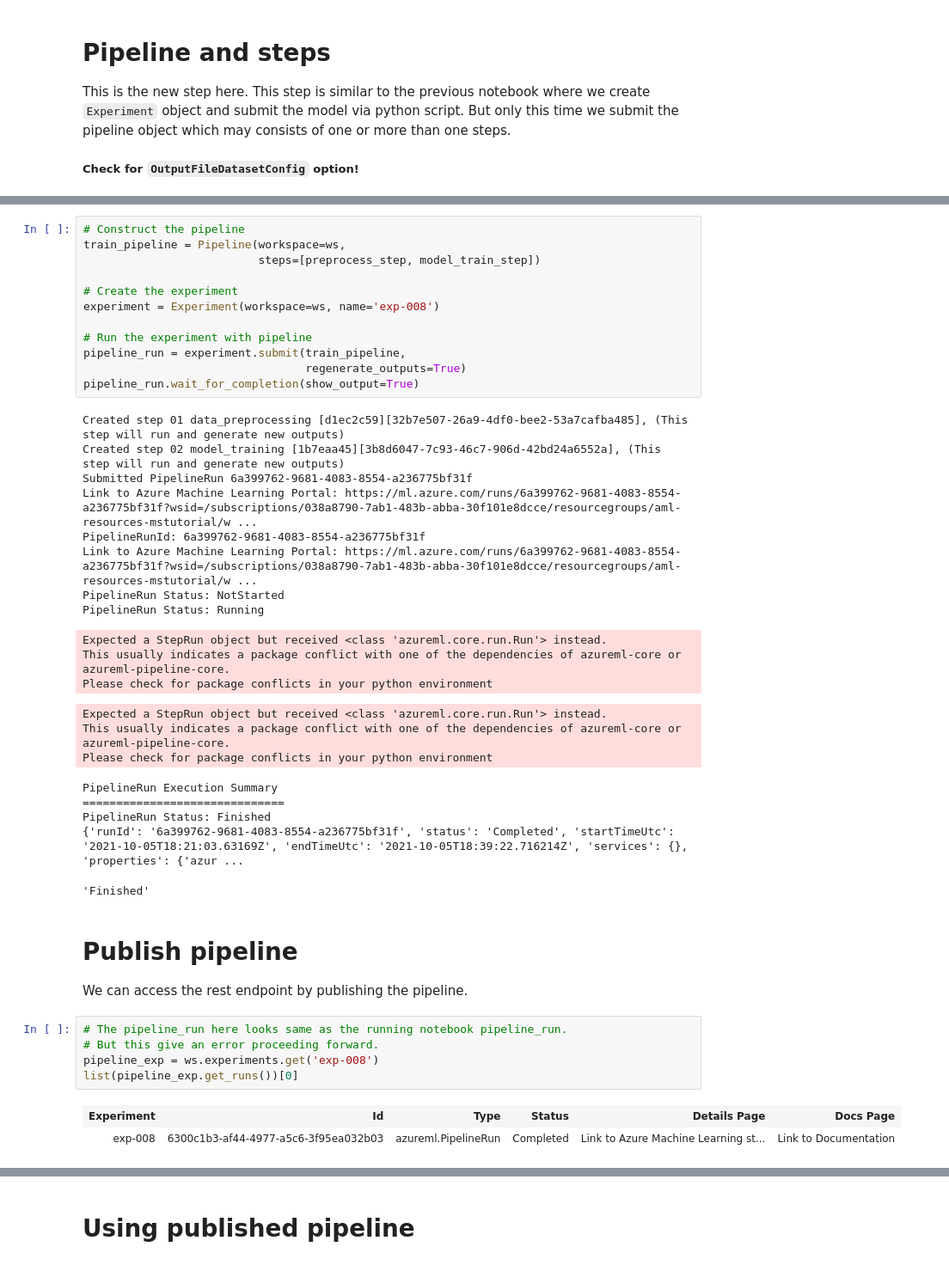
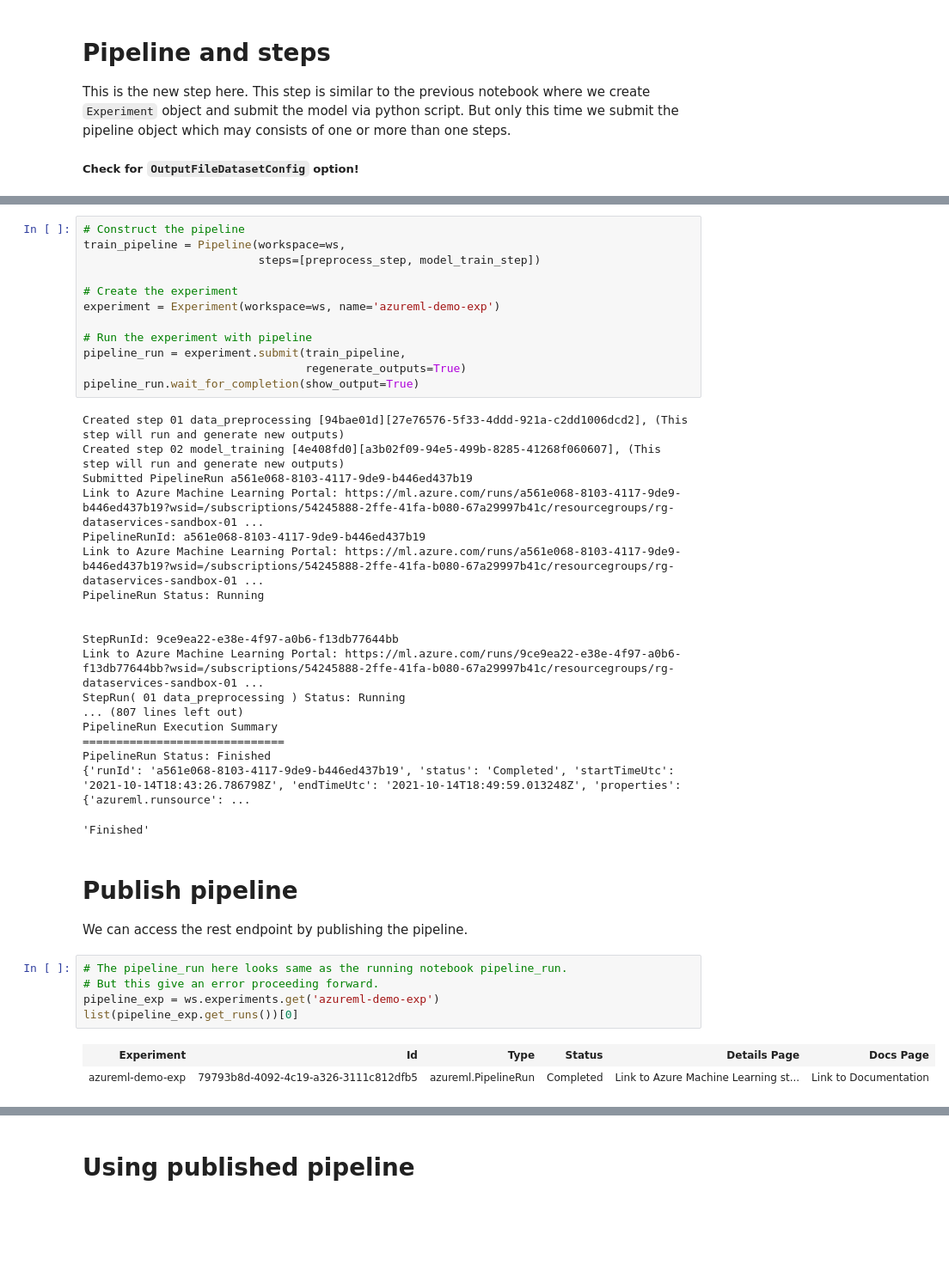
Before and after one commit to roshankoirala/Azure_ML, a Jupyter notebook: 08_Pipeline.ipynb, the cells around one changed output, grey strips where cells are left out. Shown at 86% size. Drawn from its saved outputs; the diff is of its cells as text; blank space fills up the shorter version.

Commit message:
simple pipeline deploy

```diff
--- a/08_Pipeline.ipynb
+++ b/08_Pipeline.ipynb
@@ -90,32 +91,31 @@ train_pipeline = Pipeline(workspace=ws,
                           steps=[preprocess_step, model_train_step])
 
 # Create the experiment
-experiment = Experiment(workspace=ws, name='exp-008')
+experiment = Experiment(workspace=ws, name='azureml-demo-exp')
 
 # Run the experiment with pipeline
 pipeline_run = experiment.submit(train_pipeline,
                                  regenerate_outputs=True)
 pipeline_run.wait_for_completion(show_output=True)
 # %% [output]
-Created step 01 data_preprocessing [d1ec2c59][32b7e507-26a9-4df0-bee2-53a7cafba485], (This step will run and generate new outputs)
-Created step 02 model_training [1b7eaa45][3b8d6047-7c93-46c7-906d-42bd24a6552a], (This step will run and generate new outputs)
-Submitted PipelineRun 6a399762-9681-4083-8554-a236775bf31f
-Link to Azure Machine Learning Portal: https://ml.azure.com/runs/6a399762-9681-4083-8554-a236775bf31f?wsid=/subscriptions/038a8790-7ab1-483b-abba-30f101e8dcce/resourcegroups/aml-resources-mstutorial/w ...
-PipelineRunId: 6a399762-9681-4083-8554-a236775bf31f
-Link to Azure Machine Learning Portal: https://ml.azure.com/runs/6a399762-9681-4083-8554-a236775bf31f?wsid=/subscriptions/038a8790-7ab1-483b-abba-30f101e8dcce/resourcegroups/aml-resources-mstutorial/w ...
-PipelineRun Status: NotStarted
+Created step 01 data_preprocessing [94bae01d][27e76576-5f33-4ddd-921a-c2dd1006dcd2], (This step will run and generate new outputs)
+Created step 02 model_training [4e408fd0][a3b02f09-94e5-499b-8285-41268f060607], (This step will run and generate new outputs)
+Submitted PipelineRun a561e068-8103-4117-9de9-b446ed437b19
+Link to Azure Machine Learning Portal: https://ml.azure.com/runs/a561e068-8103-4117-9de9-b446ed437b19?wsid=/subscriptions/54245888-2ffe-41fa-b080-67a29997b41c/resourcegroups/rg-dataservices-sandbox-01 ...
+PipelineRunId: a561e068-8103-4117-9de9-b446ed437b19
+Link to Azure Machine Learning Portal: https://ml.azure.com/runs/a561e068-8103-4117-9de9-b446ed437b19?wsid=/subscriptions/54245888-2ffe-41fa-b080-67a29997b41c/resourcegroups/rg-dataservices-sandbox-01 ...
 PipelineRun Status: Running
+
+
+StepRunId: 9ce9ea22-e38e-4f97-a0b6-f13db77644bb
+Link to Azure Machine Learning Portal: https://ml.azure.com/runs/9ce9ea22-e38e-4f97-a0b6-f13db77644bb?wsid=/subscriptions/54245888-2ffe-41fa-b080-67a29997b41c/resourcegroups/rg-dataservices-sandbox-01 ...
+StepRun( 01 data_preprocessing ) Status: Running
+... (807 lines left out)
+PipelineRun Execution Summary
+==============================
+PipelineRun Status: Finished
+{'runId': 'a561e068-8103-4117-9de9-b446ed437b19', 'status': 'Completed', 'startTimeUtc': '2021-10-14T18:43:26.786798Z', 'endTimeUtc': '2021-10-14T18:49:59.013248Z', 'properties': {'azureml.runsource': ...
-Expected a StepRun object but received <class 'azureml.core.run.Run'> instead.
-This usually indicates a package conflict with one of the dependencies of azureml-core or azureml-pipeline-core.
-Please check for package conflicts in your python environment
+'Finished'
-Expected a StepRun object but received <class 'azureml.core.run.Run'> instead.
-This usually indicates a package conflict with one of the dependencies of azureml-core or azureml-pipeline-core.
-Please check for package conflicts in your python environment
-PipelineRun Execution Summary
-==============================
-PipelineRun Status: Finished
-{'runId': '6a399762-9681-4083-8554-a236775bf31f', 'status': 'Completed', 'startTimeUtc': '2021-10-05T18:21:03.63169Z', 'endTimeUtc': '2021-10-05T18:39:22.716214Z', 'services': {}, 'properties': {'azur ...
-'Finished'
 # %% [markdown]
 # Publish pipeline
 
@@ -123,11 +123,11 @@ We can access the rest endpoint by publishing the pipeline.
 # %%
 # The pipeline_run here looks same as the running notebook pipeline_run.
 # But this give an error proceeding forward.
-pipeline_exp = ws.experiments.get('exp-008')
+pipeline_exp = ws.experiments.get('azureml-demo-exp')
 list(pipeline_exp.get_runs())[0]
 # %% [output]
 | Experiment | Id | Type | Status | Details Page | Docs Page |
-| exp-008 | 6300c1b3-af44-4977-a5c6-3f95ea032b03 | azureml.PipelineRun | Completed | Link to Azure Machine Learning st... | Link to Documentation |
+| azureml-demo-exp | 79793b8d-4092-4c19-a326-3111c812dfb5 | azureml.PipelineRun | Completed | Link to Azure Machine Learning st... | Link to Documentation |
 # %%
 pipeline_run
 # %% [output]
```
Also changed, not shown: parts of 11 cells of this notebook, 17 other files.
